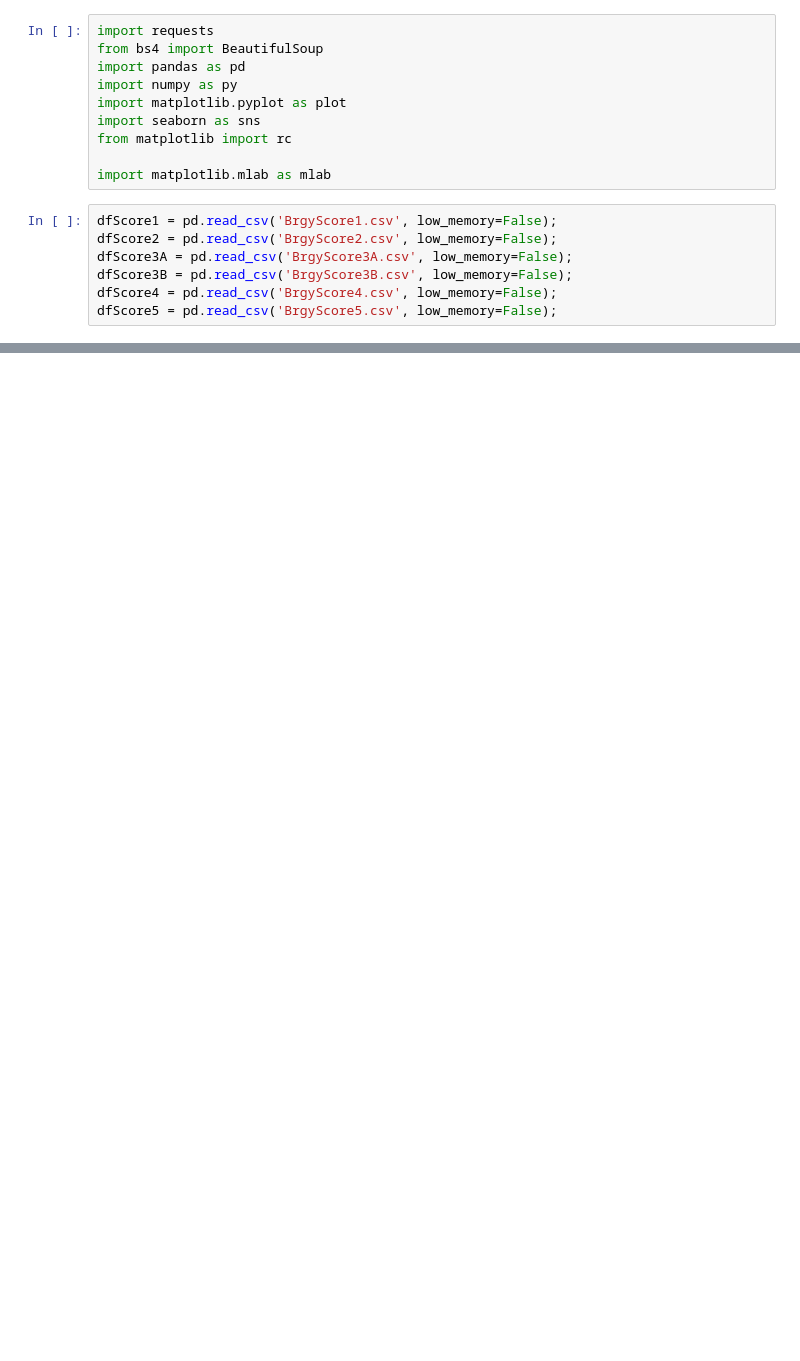
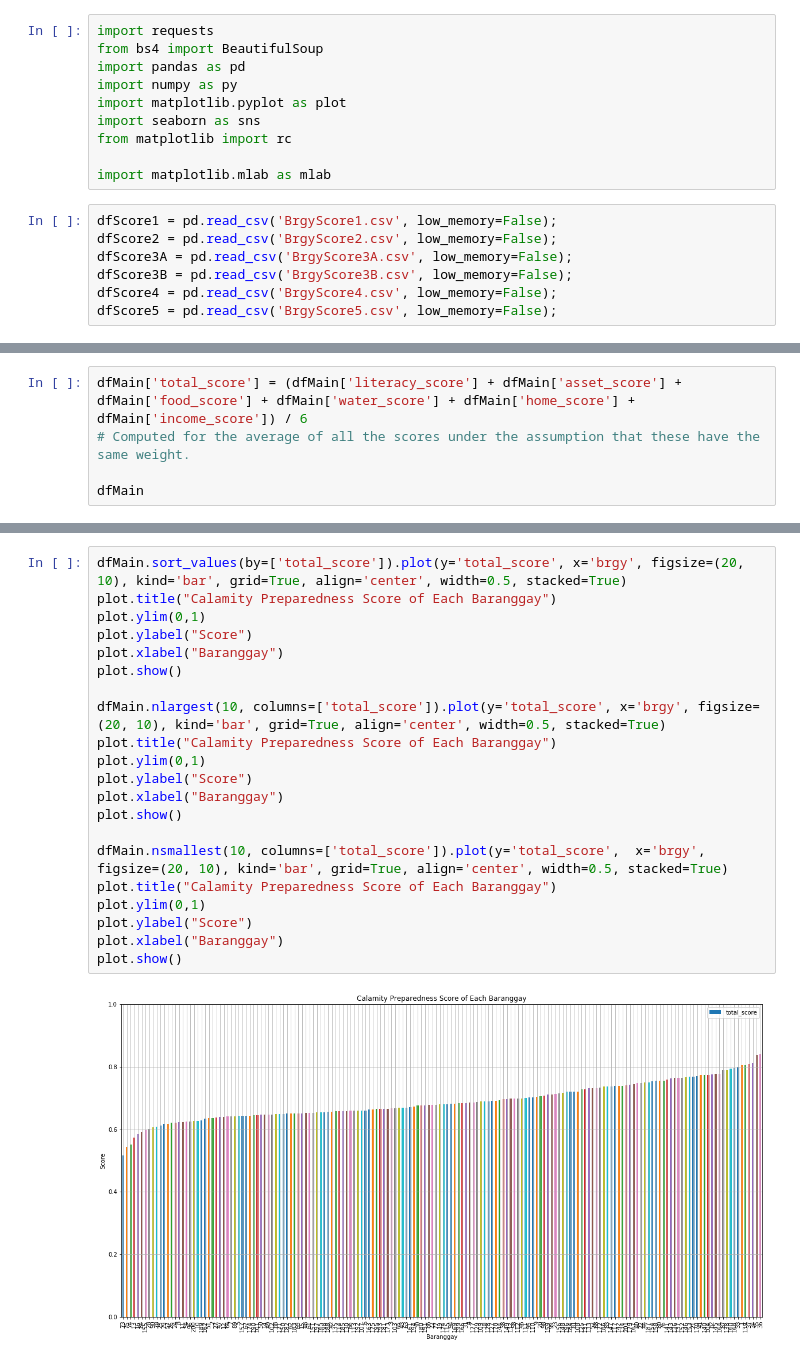
Before and after one commit to christianalderite/DATASCI-Final-Project, a Jupyter notebook: DATASCI Project Total Score.ipynb, the cells around one changed output, grey strips where cells are left out. Saved outputs shown, nothing was run; the diff lists cells and outputs as text; blank space fills up the shorter version.

```diff
--- a/DATASCI Project Total Score.ipynb
+++ b/DATASCI Project Total Score.ipynb
@@ -62,3 +52,8 @@ dfMain
 | 170 | 200 | 0.456457 | 0.327299 | 0.051370 | 1.000000 | 0.926084 | 0.996789 |
 | 171 | 201 | 0.440028 | 0.340947 | 0.779070 | 0.999100 | 0.935643 | 0.949811 |
 172 rows × 7 columns
+# %%
+dfMain['total_score'] = (dfMain['literacy_score'] + dfMain['asset_score'] + dfMain['food_score'] + dfMain['water_score'] + dfMain['home_score'] + dfMain['income_score']) / 6
+# Computed for the average of all the scores under the assumption that these have the same weight.
+
+dfMain
@@ -64,0 +79,23 @@ dfMain
+# %%
+dfMain.sort_values(by=['total_score']).plot(y='total_score', x='brgy', figsize=(20, 10), kind='bar', grid=True, align='center', width=0.5, stacked=True)
+plot.title("Calamity Preparedness Score of Each Baranggay")
+plot.ylim(0,1)
+plot.ylabel("Score")
+plot.xlabel("Baranggay")
+plot.show()
+
+dfMain.nlargest(10, columns=['total_score']).plot(y='total_score', x='brgy', figsize=(20, 10), kind='bar', grid=True, align='center', width=0.5, stacked=True)
+plot.title("Calamity Preparedness Score of Each Baranggay")
+plot.ylim(0,1)
+plot.ylabel("Score")
+plot.xlabel("Baranggay")
+plot.show()
+
+dfMain.nsmallest(10, columns=['total_score']).plot(y='total_score',  x='brgy', figsize=(20, 10), kind='bar', grid=True, align='center', width=0.5, stacked=True)
+plot.title("Calamity Preparedness Score of Each Baranggay")
+plot.ylim(0,1)
+plot.ylabel("Score")
+plot.xlabel("Baranggay")
+plot.show()
+# %% [output]
+[figure, added]
```
Also changed, not shown: parts of 6 cells of this notebook, 5 other files.
